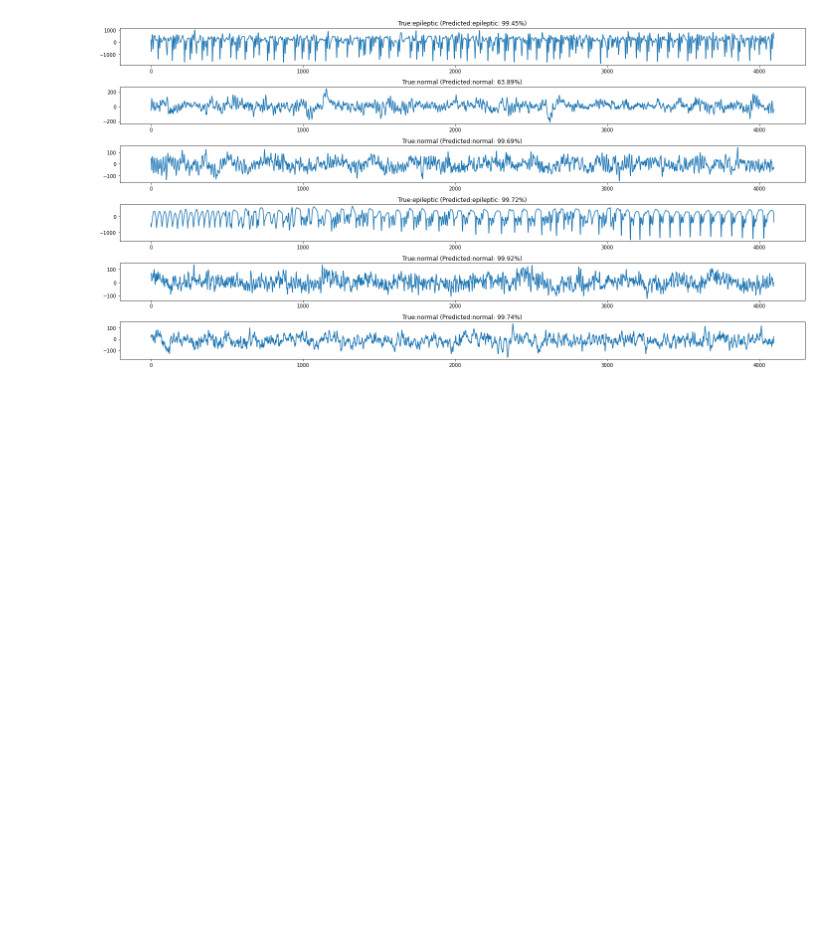
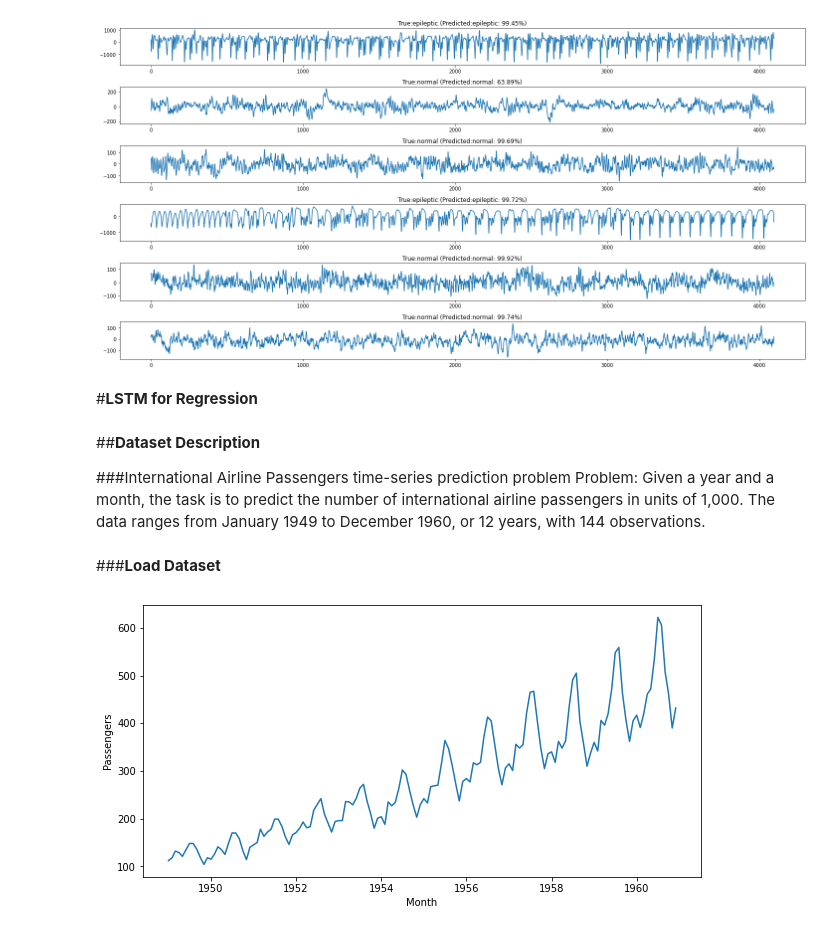
Before and after one commit to cisirtraining/summerschool, a Jupyter notebook: Day2_LSTM_timeseries_prediction.ipynb, the cells around one changed output. Saved outputs shown, nothing was run; the diff lists cells and outputs as text; code cells hidden in the pictures; blank space fills up the shorter version.

```diff
--- a/Day2_LSTM_timeseries_prediction.ipynb
+++ b/Day2_LSTM_timeseries_prediction.ipynb
@@ -514,3 +522,24 @@ for i in range(6):
     plt.tight_layout()
 # %% [output]
 [figure]
+# %% [markdown]
+#**LSTM for Regression**
+# %% [markdown]
+##**Dataset Description**
+
+###International Airline Passengers time-series prediction problem
+Problem: Given a year and a month, the task is to predict the number of international airline passengers in units of 1,000. The data ranges from January 1949 to December 1960, or 12 years, with 144 observations.
+# %% [markdown]
+###**Load Dataset**
+# %%
+import pandas as pd
+import matplotlib.pyplot as plt
+
+airline = pd.read_csv('/content/drive/My Drive/data/airline-passengers.csv', parse_dates= True, index_col='Month')
+plt.figure(figsize=(10,5))
+plt.plot(airline)
+plt.xlabel('Month')
+plt.ylabel('Passengers')
+plt.show()
+# %% [output]
+[figure, added]
```
Also changed, not shown: parts of 5 cells of this notebook.
